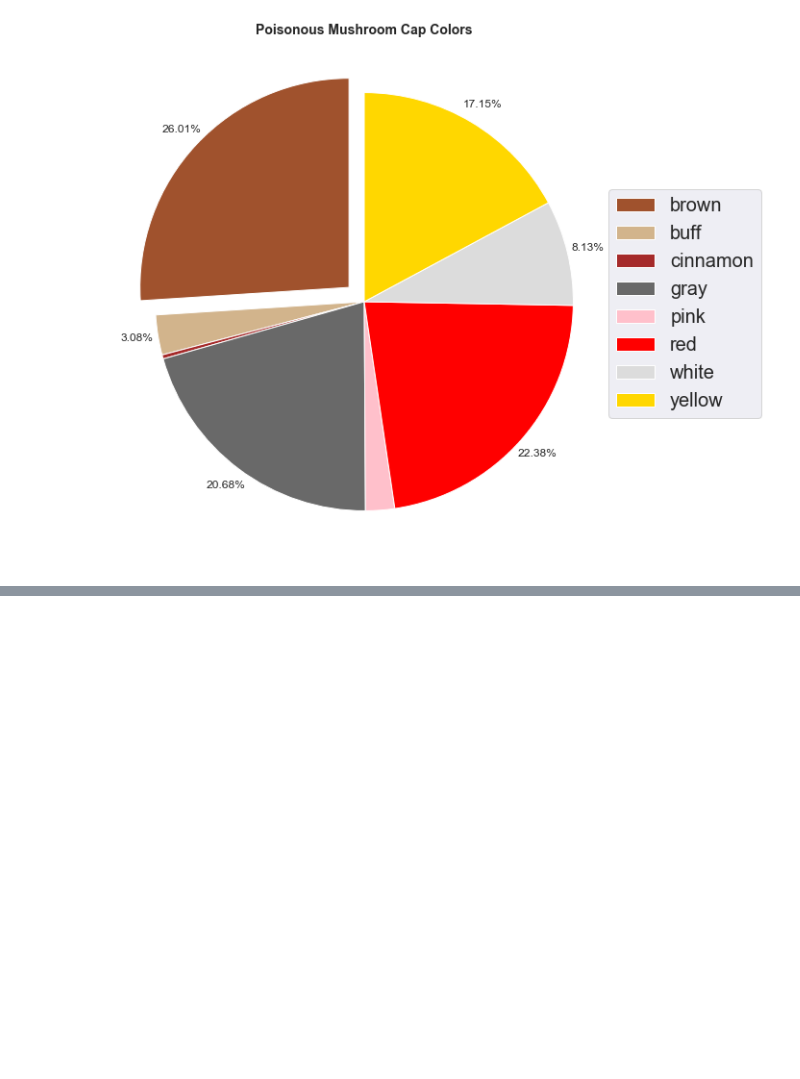
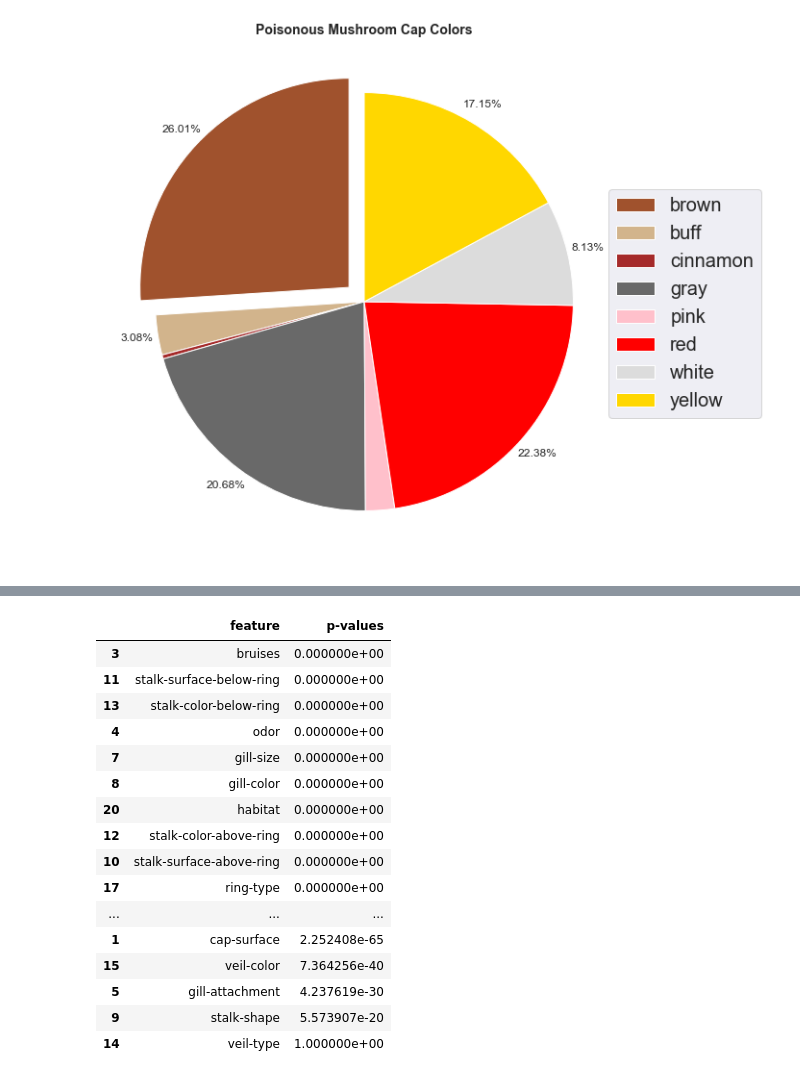
Before and after one commit to csun-data-science-bootcamp-20/Group9, a Jupyter notebook: Mushrooms.ipynb, the cells around one changed output, grey strips where cells are left out. Cells and saved outputs as stored; diff of their text form; code cells hidden in the pictures; blank space fills up the shorter version.

```diff
--- a/Mushrooms.ipynb
+++ b/Mushrooms.ipynb
@@ -873,0 +931,21 @@ plt.show()
+# %%
+feature_pvalues = feature_pvalues.sort_values('p-values',ascending=True)
+feature_pvalues
+# %% [output]
+|  | feature | p-values |
+| 3 | bruises | 0.000000e+00 |
+| 11 | stalk-surface-below-ring | 0.000000e+00 |
+| 13 | stalk-color-below-ring | 0.000000e+00 |
+| 4 | odor | 0.000000e+00 |
+| 7 | gill-size | 0.000000e+00 |
+| 8 | gill-color | 0.000000e+00 |
+| 20 | habitat | 0.000000e+00 |
+| 12 | stalk-color-above-ring | 0.000000e+00 |
+| 10 | stalk-surface-above-ring | 0.000000e+00 |
+| 17 | ring-type | 0.000000e+00 |
+| ... | ... | ... |
+| 1 | cap-surface | 2.252408e-65 |
+| 15 | veil-color | 7.364256e-40 |
+| 5 | gill-attachment | 4.237619e-30 |
+| 9 | stalk-shape | 5.573907e-20 |
+| 14 | veil-type | 1.000000e+00 |
```
Also changed, not shown: parts of 5 cells of this notebook.
